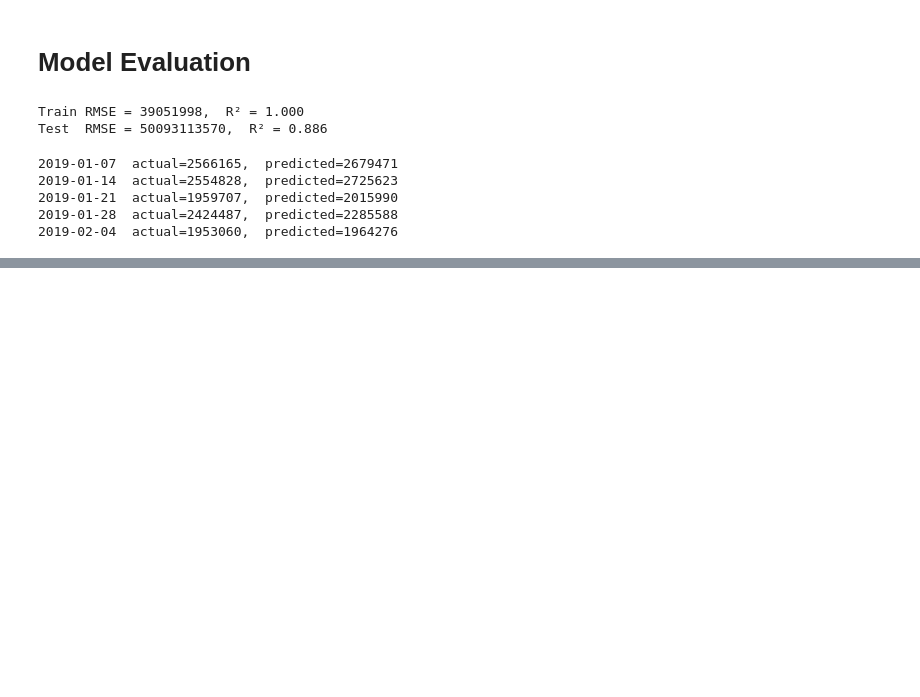
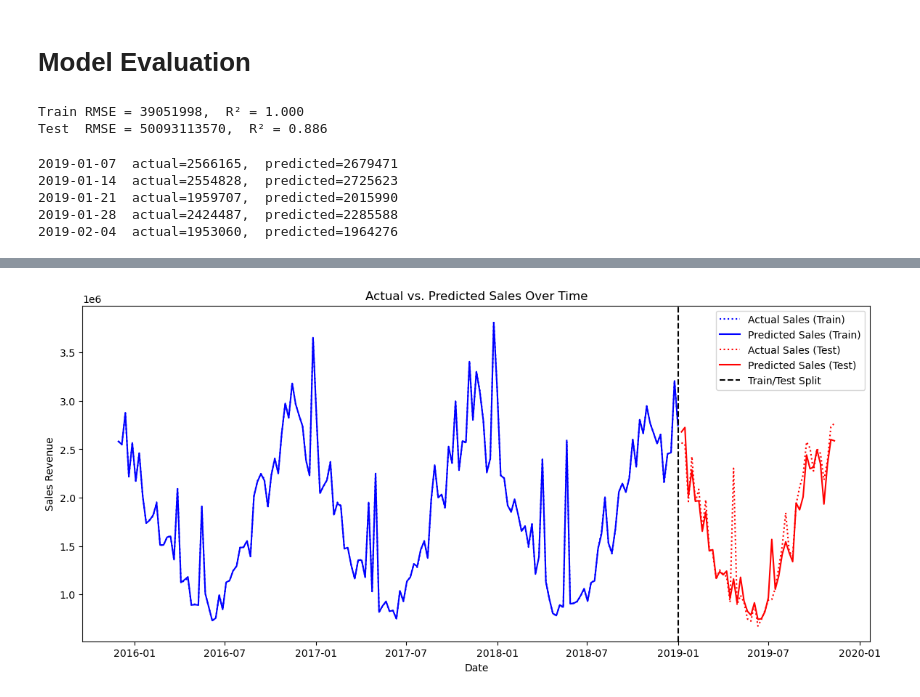
Before and after one commit to cwleung/mmm, a Jupyter notebook: mmm_xgb.ipynb, the cells around one changed output, grey strips where cells are left out. Saved outputs shown, nothing was run; the diff lists cells and outputs as text; code cells hidden in the pictures; blank space fills up the shorter version.

```diff
--- a/mmm_xgb.ipynb
+++ b/mmm_xgb.ipynb
@@ -122,0 +143,18 @@ for date, actual, pred in list(zip(test_y.index, test_y, test_pred))[:5]:
+# %%
+import matplotlib.pyplot as plt
+
+# Plot actual vs predicted sales
+plt.figure(figsize=(14, 6))
+plt.plot(train_y.index, train_y, label="Actual Sales (Train)", color='blue', linestyle='dotted')
+plt.plot(train_y.index, train_pred, label="Predicted Sales (Train)", color='blue')
+plt.plot(test_y.index, test_y, label="Actual Sales (Test)", color='red', linestyle='dotted')
+plt.plot(test_y.index, test_pred, label="Predicted Sales (Test)", color='red')
+
+plt.axvline(pd.to_datetime('2019-01-01'), color='black', linestyle='--', label='Train/Test Split')
+plt.xlabel("Date")
+plt.ylabel("Sales Revenue")
+plt.title("Actual vs. Predicted Sales Over Time")
+plt.legend()
+plt.show()
+# %% [output]
+[figure, added]
```
Also changed, not shown: parts of 4 cells of this notebook.
